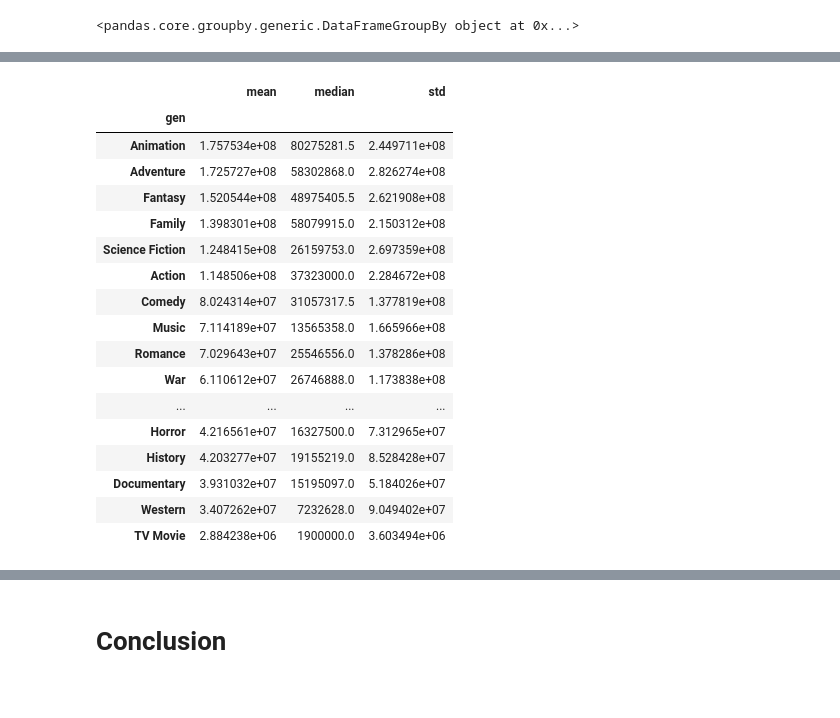
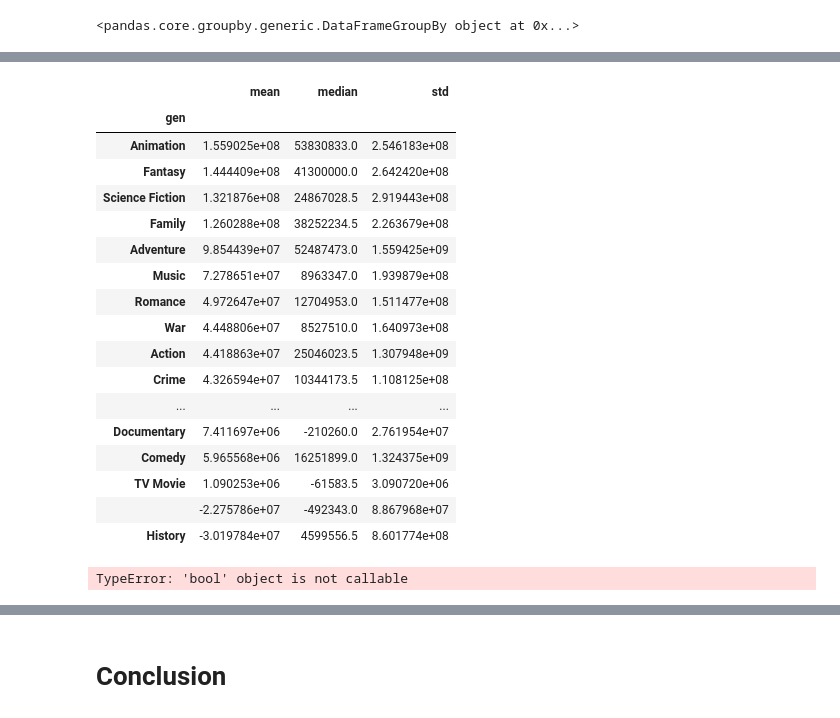
Before and after one commit to ghcn345/Data-Science-in-Film-Industry, a Jupyter notebook: project_phase1.ipynb, the cells around one changed output, grey strips where cells are left out. Drawn from its saved outputs; the diff is of its cells as text; code cells hidden in the pictures.

```diff
--- a/project_phase1.ipynb
+++ b/project_phase1.ipynb
@@ -160,3 +159,5 @@ df.head()
+# %%
+df.drop_duplicates('imdb_id', inplace=True)
 # %%
 dis['year'] = dis.release_date.str[:4]
 # %%
@@ -208,0 +203,4 @@ dfbr['year'] = dfbr.release_date.str[:4]
+# %%
+df['year'] = df.release_date.str[:4]
+df['profit'] = df.revenue-df.budget
+df['ROI(%)'] = 100*df.profit/df.budget
@@ -256,21 +274,25 @@ dfbr['profit'] = dfbr.revenue-dfbr.budget
 # %%
-dfbr.join(gen).groupby('gen')['profit'].agg(['mean','median','std']).sort_values(by='mean', ascending=False)
+df.join(gen).groupby('gen')['profit'].agg(['mean','median','std']).sort_values(by='mean', ascending=False)
 # %% [output]
 |  | mean | median | std |
 | gen |  |  |  |
-| Animation | 1.757534e+08 | 80275281.5 | 2.449711e+08 |
-| Adventure | 1.725727e+08 | 58302868.0 | 2.826274e+08 |
-| Fantasy | 1.520544e+08 | 48975405.5 | 2.621908e+08 |
-| Family | 1.398301e+08 | 58079915.0 | 2.150312e+08 |
-| Science Fiction | 1.248415e+08 | 26159753.0 | 2.697359e+08 |
-| Action | 1.148506e+08 | 37323000.0 | 2.284672e+08 |
-| Comedy | 8.024314e+07 | 31057317.5 | 1.377819e+08 |
-| Music | 7.114189e+07 | 13565358.0 | 1.665966e+08 |
-| Romance | 7.029643e+07 | 25546556.0 | 1.378286e+08 |
-| War | 6.110612e+07 | 26746888.0 | 1.173838e+08 |
+| Animation | 1.559025e+08 | 53830833.0 | 2.546183e+08 |
+| Fantasy | 1.444409e+08 | 41300000.0 | 2.642420e+08 |
+| Science Fiction | 1.321876e+08 | 24867028.5 | 2.919443e+08 |
+| Family | 1.260288e+08 | 38252234.5 | 2.263679e+08 |
+| Adventure | 9.854439e+07 | 52487473.0 | 1.559425e+09 |
+| Music | 7.278651e+07 | 8963347.0 | 1.939879e+08 |
+| Romance | 4.972647e+07 | 12704953.0 | 1.511477e+08 |
+| War | 4.448806e+07 | 8527510.0 | 1.640973e+08 |
+| Action | 4.418863e+07 | 25046023.5 | 1.307948e+09 |
+| Crime | 4.326594e+07 | 10344173.5 | 1.108125e+08 |
 | ... | ... | ... | ... |
-| Horror | 4.216561e+07 | 16327500.0 | 7.312965e+07 |
-| History | 4.203277e+07 | 19155219.0 | 8.528428e+07 |
-| Documentary | 3.931032e+07 | 15195097.0 | 5.184026e+07 |
-| Western | 3.407262e+07 | 7232628.0 | 9.049402e+07 |
-| TV Movie | 2.884238e+06 | 1900000.0 | 3.603494e+06 |
+| Documentary | 7.411697e+06 | -210260.0 | 2.761954e+07 |
+| Comedy | 5.965568e+06 | 16251899.0 | 1.324375e+09 |
+| TV Movie | 1.090253e+06 | -61583.5 | 3.090720e+06 |
+|  | -2.275786e+07 | -492343.0 | 8.867968e+07 |
+| History | -3.019784e+07 | 4599556.5 | 8.601774e+08 |
+# %%
+df.join(gen).groupby('gen')['profit'].sort_values(ascending=False)
+# %% [output]
+TypeError: 'bool' object is not callable
```
Also changed, not shown: parts of 19 cells of this notebook.
